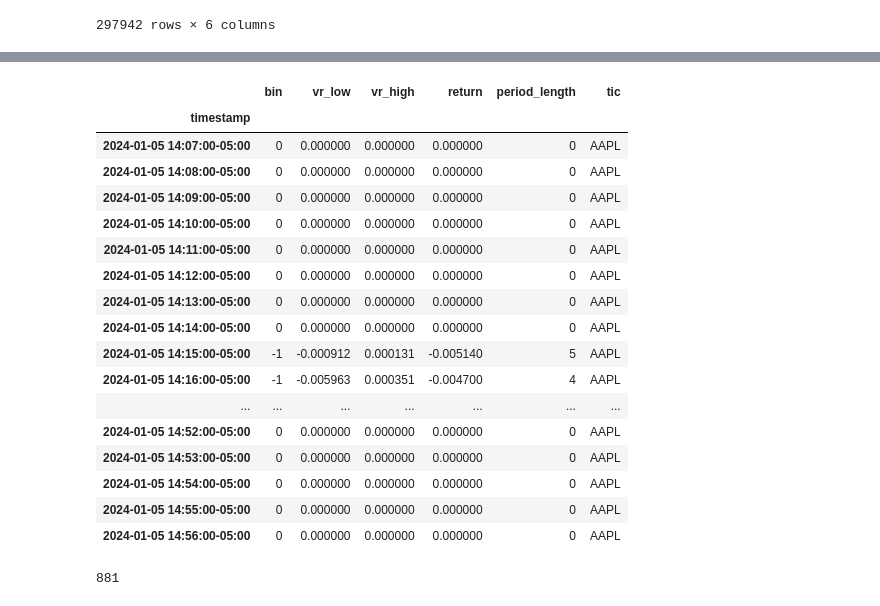
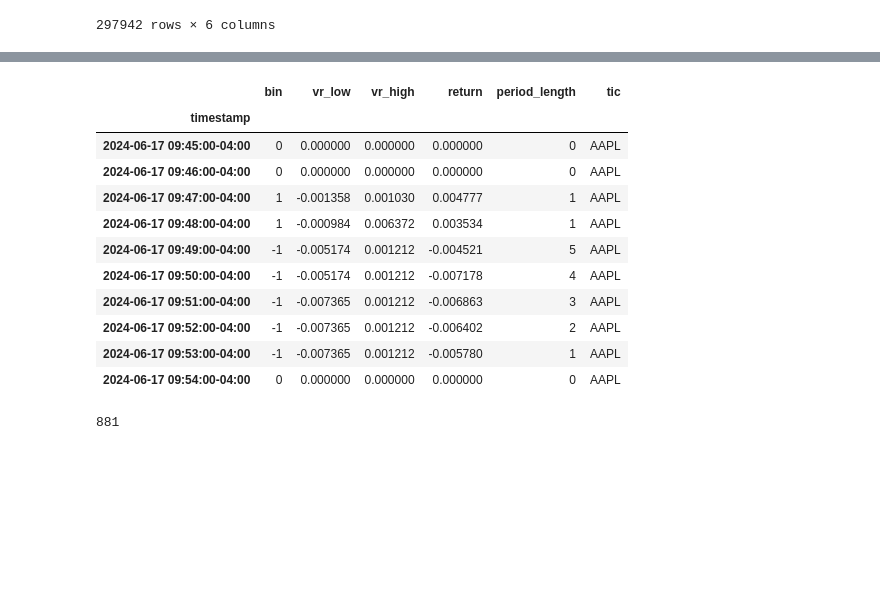
Before and after one commit to SvenTern/algotrade, a Jupyter notebook: Обучение_игровой_модели_оптимизации_портфеля.ipynb, the cells around one changed output, grey strips where cells are left out. Drawn from its saved outputs; the diff is of its cells as text; code cells hidden in the pictures; blank space fills up the shorter version.

```diff
--- a/Обучение_игровой_модели_оптимизации_портфеля.ipynb
+++ b/Обучение_игровой_модели_оптимизации_портфеля.ipynb
@@ -194,7 +194,7 @@ data =  processor.clean_data(df = None, clean = True, required_columns=None)
 if download:
     labels = processor.read_csv('labels.csv')
 else:
-    labels = short_long_box(data, short_period = 3)
+    labels = short_long_box(data, short_period = 2)
     labels.to_csv(processor.file_path + 'labels.csv', index=True)
 
 print(labels['bin'].value_counts())
@@ -298,24 +274,18 @@ data_tic.iloc[1450:1500]
 # %%
-labels_tic.iloc[1450:1500]
+labels_tic.iloc[44980:44990]
 # %% [output]
 |  | bin | vr_low | vr_high | return | period_length | tic |
 | timestamp |  |  |  |  |  |  |
-| 2024-01-05 14:07:00-05:00 | 0 | 0.000000 | 0.000000 | 0.000000 | 0 | AAPL |
-| 2024-01-05 14:08:00-05:00 | 0 | 0.000000 | 0.000000 | 0.000000 | 0 | AAPL |
-| 2024-01-05 14:09:00-05:00 | 0 | 0.000000 | 0.000000 | 0.000000 | 0 | AAPL |
-| 2024-01-05 14:10:00-05:00 | 0 | 0.000000 | 0.000000 | 0.000000 | 0 | AAPL |
-| 2024-01-05 14:11:00-05:00 | 0 | 0.000000 | 0.000000 | 0.000000 | 0 | AAPL |
-| 2024-01-05 14:12:00-05:00 | 0 | 0.000000 | 0.000000 | 0.000000 | 0 | AAPL |
-| 2024-01-05 14:13:00-05:00 | 0 | 0.000000 | 0.000000 | 0.000000 | 0 | AAPL |
-| 2024-01-05 14:14:00-05:00 | 0 | 0.000000 | 0.000000 | 0.000000 | 0 | AAPL |
-| 2024-01-05 14:15:00-05:00 | -1 | -0.000912 | 0.000131 | -0.005140 | 5 | AAPL |
-| 2024-01-05 14:16:00-05:00 | -1 | -0.005963 | 0.000351 | -0.004700 | 4 | AAPL |
-| ... | ... | ... | ... | ... | ... | ... |
-| 2024-01-05 14:52:00-05:00 | 0 | 0.000000 | 0.000000 | 0.000000 | 0 | AAPL |
-| 2024-01-05 14:53:00-05:00 | 0 | 0.000000 | 0.000000 | 0.000000 | 0 | AAPL |
-| 2024-01-05 14:54:00-05:00 | 0 | 0.000000 | 0.000000 | 0.000000 | 0 | AAPL |
-| 2024-01-05 14:55:00-05:00 | 0 | 0.000000 | 0.000000 | 0.000000 | 0 | AAPL |
-| 2024-01-05 14:56:00-05:00 | 0 | 0.000000 | 0.000000 | 0.000000 | 0 | AAPL |
+| 2024-06-17 09:45:00-04:00 | 0 | 0.000000 | 0.000000 | 0.000000 | 0 | AAPL |
+| 2024-06-17 09:46:00-04:00 | 0 | 0.000000 | 0.000000 | 0.000000 | 0 | AAPL |
+| 2024-06-17 09:47:00-04:00 | 1 | -0.001358 | 0.001030 | 0.004777 | 1 | AAPL |
+| 2024-06-17 09:48:00-04:00 | 1 | -0.000984 | 0.006372 | 0.003534 | 1 | AAPL |
+| 2024-06-17 09:49:00-04:00 | -1 | -0.005174 | 0.001212 | -0.004521 | 5 | AAPL |
+| 2024-06-17 09:50:00-04:00 | -1 | -0.005174 | 0.001212 | -0.007178 | 4 | AAPL |
+| 2024-06-17 09:51:00-04:00 | -1 | -0.007365 | 0.001212 | -0.006863 | 3 | AAPL |
+| 2024-06-17 09:52:00-04:00 | -1 | -0.007365 | 0.001212 | -0.006402 | 2 | AAPL |
+| 2024-06-17 09:53:00-04:00 | -1 | -0.007365 | 0.001212 | -0.005780 | 1 | AAPL |
+| 2024-06-17 09:54:00-04:00 | 0 | 0.000000 | 0.000000 | 0.000000 | 0 | AAPL |
 # %%
 len(discrepancies)
 # %% [output]
```
Also changed, not shown: parts of 4 cells of this notebook.
